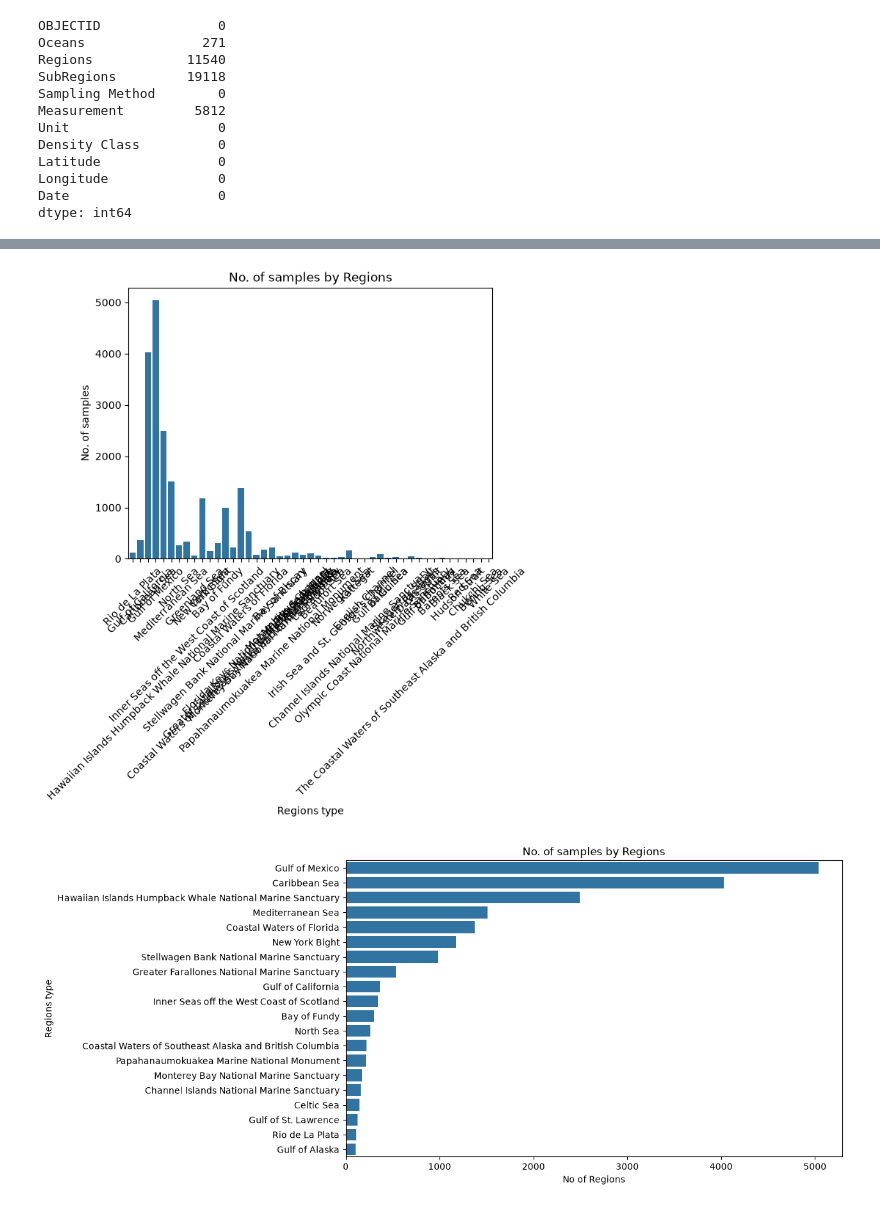
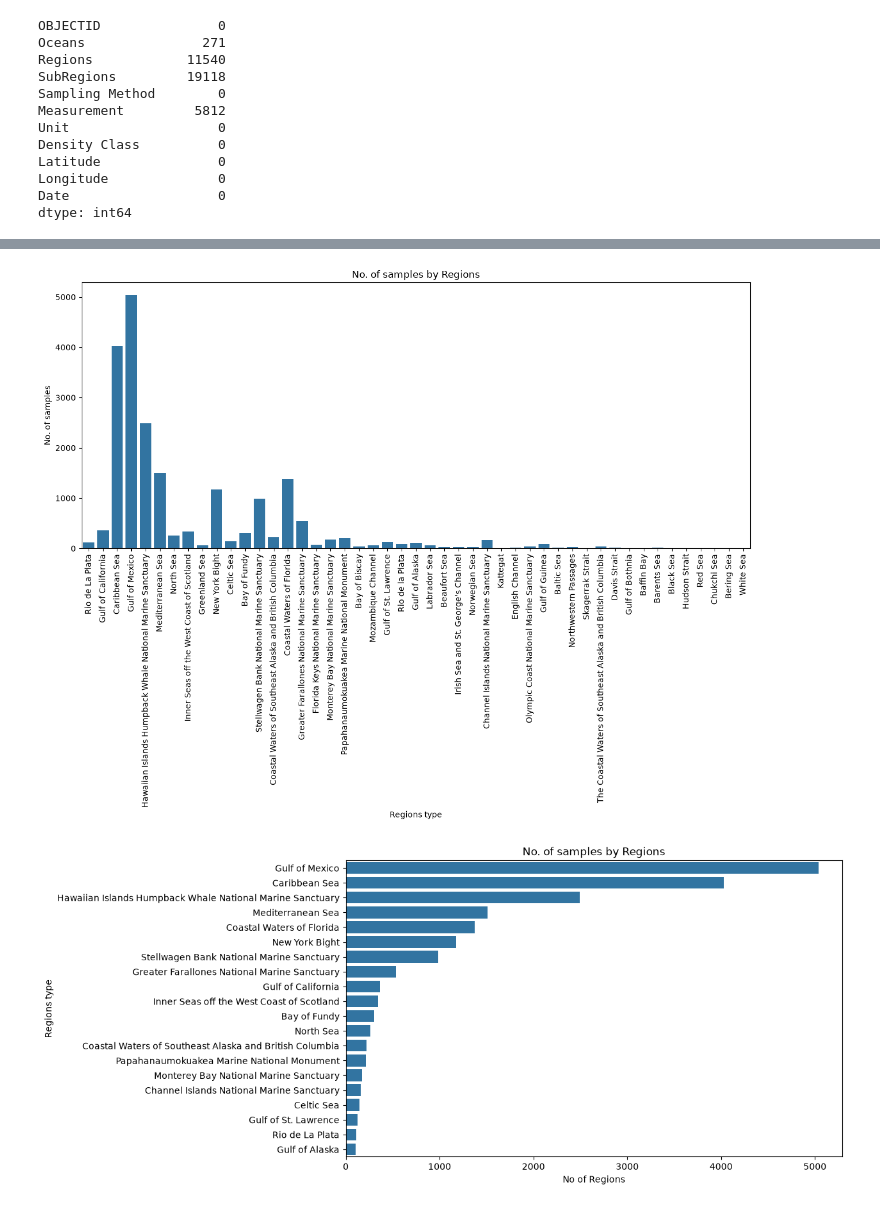
Before and after one commit to EmaSkryp/microplastic-project, a Jupyter notebook: notebooks/1_No.ipynb, the cells around one changed output, grey strips where cells are left out. Drawn from its saved outputs; the diff is of its cells as text; code cells hidden in the pictures.

```diff
--- a/notebooks/1_No.ipynb
+++ b/notebooks/1_No.ipynb
@@ -183,20 +190,24 @@ dtype: int64
 # %%
 #No. of samples by Regions
 
 pd.set_option("display.float_format", "{:.2f}".format)
 df.describe()
 
 df["Regions"].value_counts()
+
+plt.figure(figsize=(15, 6))
+
 sns.countplot(data=df_clean, x="Regions")
 
 plt.title("No. of samples by Regions")
 plt.xlabel("Regions type")
 plt.ylabel("No. of samples")
-plt.xticks(rotation=45)
+plt.xticks(rotation=90)
 
+plt.tight_layout
 plt.show()
 # %% [output]
-[figure, old version]
+[figure, new version]
 # %%
 #No. of samples by Regions, but limiting the regions that have at least 100 samples to show up
 
```
Also changed, not shown: parts of 10 cells of this notebook, 1 other file.
